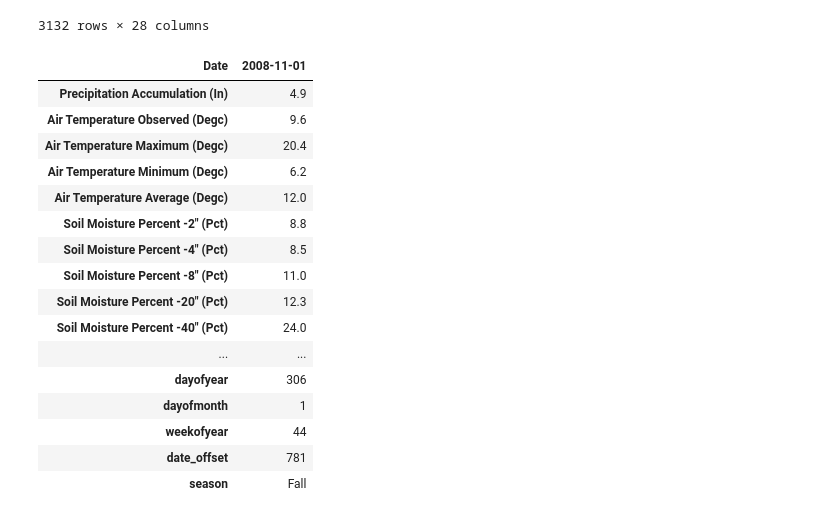
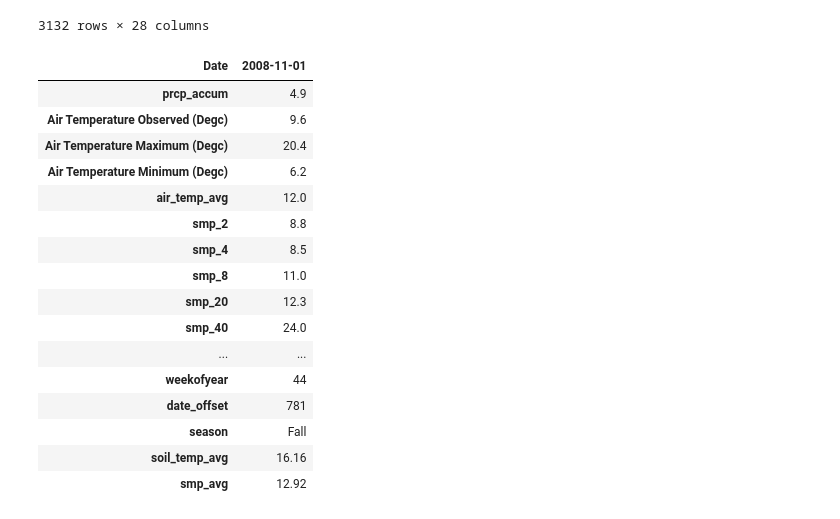
Before and after one commit to bigdog3626/Drought-Detection-Modeling, a Jupyter notebook: Data-Preprocessors.ipynb, the cells around one changed output. Drawn from its saved outputs; the diff is of its cells as text; code cells hidden in the pictures.

```diff
--- a/Data-Preprocessors.ipynb
+++ b/Data-Preprocessors.ipynb
@@ -237,48 +237,69 @@ cat_type = CategoricalDtype(categories=['Monday','Tuesday',
                                         'Thursday','Friday',
                                         'Saturday','Sunday'],
                             ordered=True)
+
+
+
+
 def create_features(pdf, label=None):
     """
     Creates time series features from datetime index.
     """
     pdf = pdf.copy()
     pdf['date'] = pdf.index
     pdf['hour'] = pdf['date'].dt.hour
     pdf['dayofweek'] = pdf['date'].dt.dayofweek
     pdf['weekday'] = pdf['date'].dt.day_name()
     pdf['weekday'] = pdf['weekday'].astype(cat_type)
     pdf['quarter'] = pdf['date'].dt.quarter
     pdf['month'] = pdf['date'].dt.month
     pdf['year'] = pdf['date'].dt.year
     pdf['dayofyear'] = pdf['date'].dt.dayofyear
     pdf['dayofmonth'] = pdf['date'].dt.day
     pdf['weekofyear'] = pdf['date'].dt.weekofyear
     pdf['date_offset'] = (pdf.date.dt.month*100 + pdf.date.dt.day - 320)%1300
 
     pdf['season'] = pd.cut(pdf['date_offset'], [0, 300, 602, 900, 1300],
                           labels=['Spring', 'Summer', 'Fall', 'Winter']
                    )
 
+    pdf = pdf.rename({'Soil Moisture Percent -2" (Pct)': 'smp_2',
+                'Soil Moisture Percent -4" (Pct)': 'smp_4',
+                'Soil Moisture Percent -8" (Pct)': 'smp_8',
+                'Soil Moisture Percent -20" (Pct)': 'smp_20',
+                'Soil Moisture Percent -40" (Pct)': 'smp_40',
+                'Air Temperature Average  (Degc)': 'air_temp_avg',
+                'Soil Temperature Observed -2" (Degc)': 'soil_temp_2',
+                'Soil Temperature Observed -4" (Degc)': 'soil_temp_4',
+                'Soil Temperature Observed -8" (Degc)': 'soil_temp_8',
+                'Soil Temperature Observed -20" (Degc)': 'soil_temp_20',
+                'Soil Temperature Observed -40" (Degc)': 'soil_temp_40',
+                'Precipitation Accumulation  (In)': 'prcp_accum',
+                'Wind Direction Average  (Degr)':'wind_dir_avg',
+                'Wind Speed Average  (Mph)':'wind_speed_avg'}, axis=1)
+    pdf['soil_temp_avg'] = pdf[[i for i in list(pdf.columns) if 'soil_temp' in i]].agg('mean', axis=1)
+    pdf['smp_avg'] = pdf[[i for i in list(pdf.columns) if 'smp' in i]].agg('mean', axis=1)
+
 
 
     return pdf
 dFrame = create_features(dFrame)
 dFrame.head(1).transpose()
 # %% [output]
 | Date | 2008-11-01 |
-| Precipitation Accumulation (In) | 4.9 |
+| prcp_accum | 4.9 |
 | Air Temperature Observed (Degc) | 9.6 |
 | Air Temperature Maximum (Degc) | 20.4 |
 | Air Temperature Minimum (Degc) | 6.2 |
-| Air Temperature Average (Degc) | 12.0 |
-| Soil Moisture Percent -2" (Pct) | 8.8 |
-| Soil Moisture Percent -4" (Pct) | 8.5 |
-| Soil Moisture Percent -8" (Pct) | 11.0 |
-| Soil Moisture Percent -20" (Pct) | 12.3 |
-| Soil Moisture Percent -40" (Pct) | 24.0 |
+| air_temp_avg | 12.0 |
+| smp_2 | 8.8 |
+| smp_4 | 8.5 |
+| smp_8 | 11.0 |
+| smp_20 | 12.3 |
+| smp_40 | 24.0 |
 | ... | ... |
-| dayofyear | 306 |
-| dayofmonth | 1 |
 | weekofyear | 44 |
 | date_offset | 781 |
 | season | Fall |
+| soil_temp_avg | 16.16 |
+| smp_avg | 12.92 |
```
Also changed, not shown: parts of 3 cells of this notebook, 2 other files.
